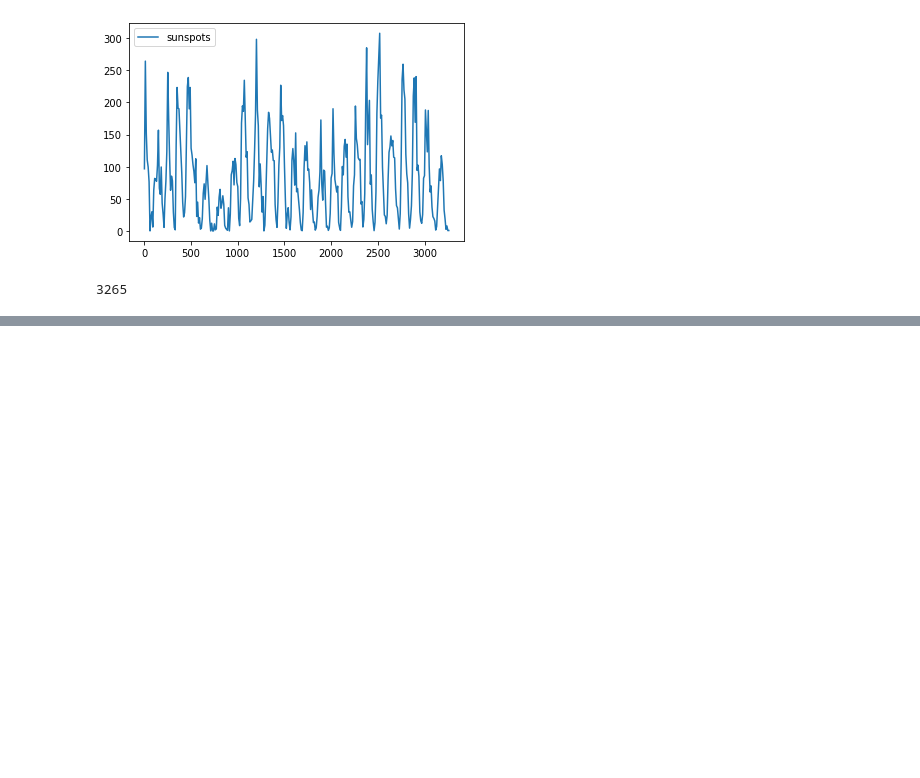
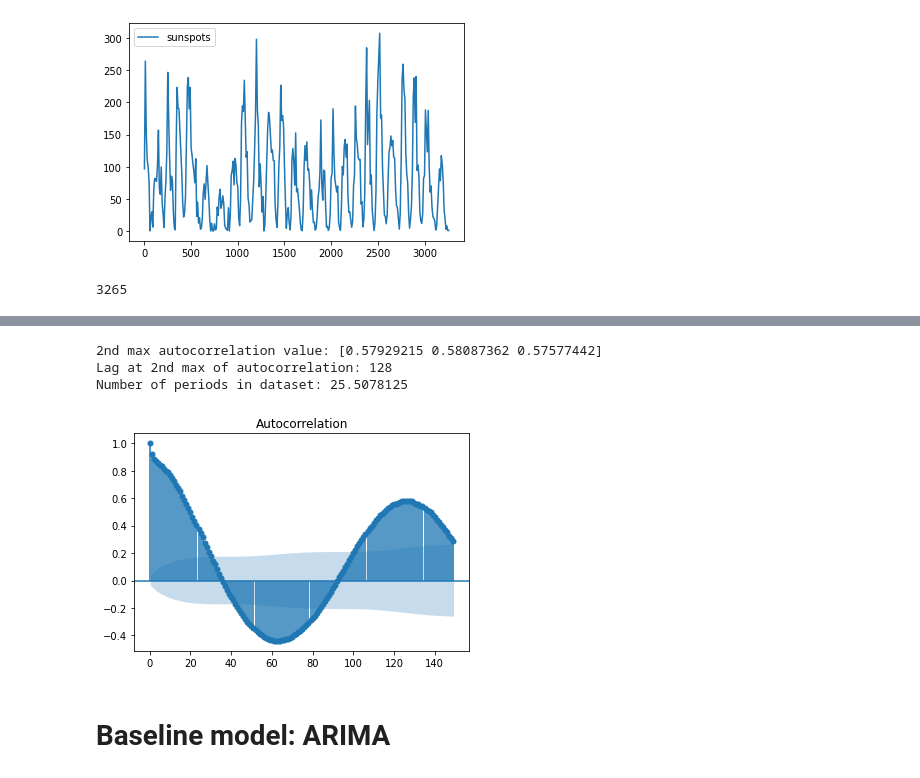
Before and after one commit to vivecalindahl/timeseries-prediction, a Jupyter notebook: rnn-lstm-forecasting.ipynb, the cells around one changed output, grey strips where cells are left out. Drawn from its saved outputs; the diff is of its cells as text; code cells hidden in the pictures; blank space fills up the shorter version.

Commit message:
Add ARIMA baseline

```diff
--- a/rnn-lstm-forecasting.ipynb
+++ b/rnn-lstm-forecasting.ipynb
@@ -110,0 +149,18 @@ len(df)
+# %%
+plot_acf(df.sunspots, lags=range(0,150));
+
+acf_vals = acf(df.sunspots, nlags=150, fft=False)
+
+# Find index of the second max
+start = 60
+period = np.argmax(acf_vals[start:]) + start
+print("2nd max autocorrelation value:", acf_vals[period-1:period+2])
+print("Lag at 2nd max of autocorrelation:", period)
+print(f"Number of periods in dataset: {len(df)/period}")
+# %% [output]
+2nd max autocorrelation value: [0.57929215 0.58087362 0.57577442]
+Lag at 2nd max of autocorrelation: 128
+Number of periods in dataset: 25.5078125
+[figure, added]
+# %% [markdown]
+# Baseline model: ARIMA
```
Also changed, not shown: parts of 45 cells of this notebook.
